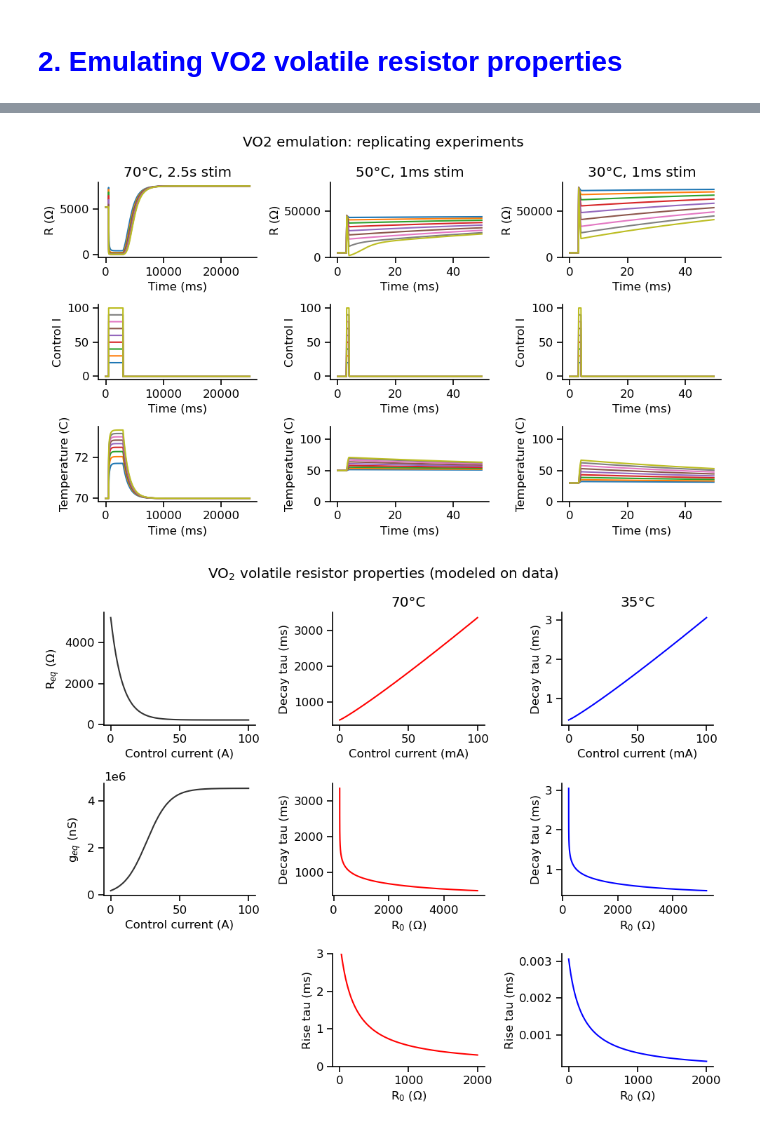
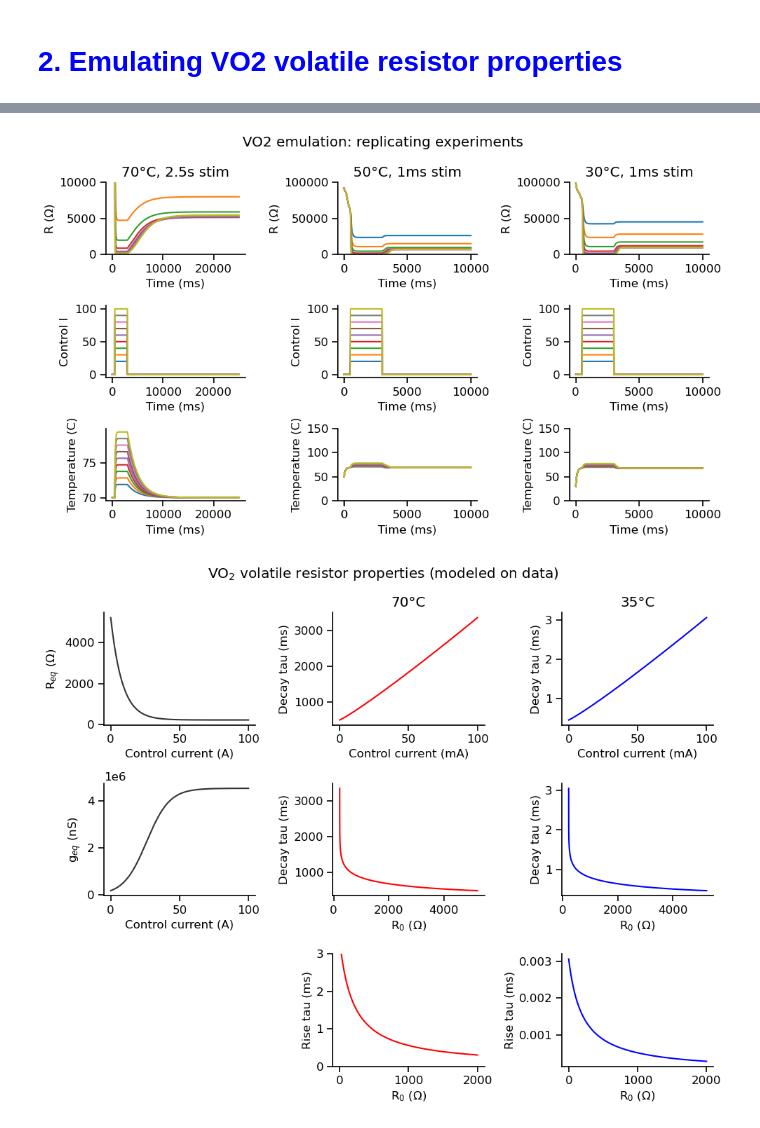
Before and after one commit to argalloni/Neuromorphic_simulations, a Jupyter notebook: Neuromorphic_NMDA.ipynb, the cells around one changed output, grey strips where cells are left out. Drawn from its saved outputs; the diff is of its cells as text; code cells hidden in the pictures.

```diff
--- a/Neuromorphic_NMDA.ipynb
+++ b/Neuromorphic_NMDA.ipynb
@@ -411,7 +447,7 @@ ax[0,0].plot(time, R_hist)
 ax[0,0].set_xlabel('Time (ms)')
 ax[0,0].set_ylabel('R (Ω)')
 ax[0,0].set_title('70°C, 2.5s stim')
-# ax[0,0].set_ylim([0,60000])
+ax[0,0].set_ylim([0,1e4])
 
 ax[1,0].plot(time, controlI_hist)
 ax[1,0].set_xlabel('Time (ms)')
@@ -420,46 +456,48 @@ ax[1,0].set_ylabel('Control I')
 ax[2,0].plot(time, temp_hist)
 ax[2,0].set_xlabel('Time (ms)')
 ax[2,0].set_ylabel('Temperature (C)')
-# ax[2,0].set_ylim([0,120])
+# ax[2,0].set_ylim([30,100])
 
-time, R_hist, controlI_hist, temp_hist = VO2_test_pulse(dt=0.1,T=50, stim_time=(3,4), temperature=50)
+# time, R_hist, controlI_hist, temp_hist = VO2_test_pulse(dt=0.1,T=50, stim_time=(3,4), temperature=50)
+time, R_hist, controlI_hist, temp_hist = VO2_test_pulse(dt=1,T=10000, stim_time=(500,3000), temperature=50)
 ax[0,1].plot(time, R_hist)
 ax[0,1].set_xlabel('Time (ms)')
 ax[0,1].set_ylabel('R (Ω)')
 ax[0,1].set_title('50°C, 1ms stim')
-ax[0,1].set_ylim([0,80000])
+ax[0,1].set_ylim([0,1e5])
 
 ax[1,1].plot(time, controlI_hist)
 ax[1,1].set_xlabel('Time (ms)')
 ax[1,1].set_ylabel('Control I')
 
 ax[2,1].plot(time, temp_hist)
 ax[2,1].set_xlabel('Time (ms)')
 ax[2,1].set_ylabel('Temperature (C)')
-ax[2,1].set_ylim([0,120])
+ax[2,1].set_ylim([0,150])
 
-time, R_hist, controlI_hist, temp_hist = VO2_test_pulse(dt=0.1,T=50, stim_time=(3,4), temperature=30)
+# time, R_hist, controlI_hist, temp_hist = VO2_test_pulse(dt=0.1,T=50, stim_time=(3,4), temperature=30)
+time, R_hist, controlI_hist, temp_hist = VO2_test_pulse(dt=1,T=10000, stim_time=(500,3000), temperature=30)
 ax[0,2].plot(time, R_hist)
 ax[0,2].set_xlabel('Time (ms)')
 ax[0,2].set_ylabel('R (Ω)')
 ax[0,2].set_title('30°C, 1ms stim')
-ax[0,2].set_ylim([0,80000])
+ax[0,2].set_ylim([0,1e5])
 
 ax[1,2].plot(time, controlI_hist)
 ax[1,2].set_xlabel('Time (ms)')
 ax[1,2].set_ylabel('Control I')
 
 ax[2,2].plot(time, temp_hist)
 ax[2,2].set_xlabel('Time (ms)')
 ax[2,2].set_ylabel('Temperature (C)')
-ax[2,2].set_ylim([0,120])
+ax[2,2].set_ylim([0,150])
 
 plt.suptitle('VO2 emulation: replicating experiments')
 
 plt.tight_layout()
 plt.show()
 # %% [output]
-[figure, old version]
+[figure, new version]
 # %%
 # Define material properties of VO2 volatile resistors
 
```
Also changed, not shown: parts of 3 cells of this notebook.
